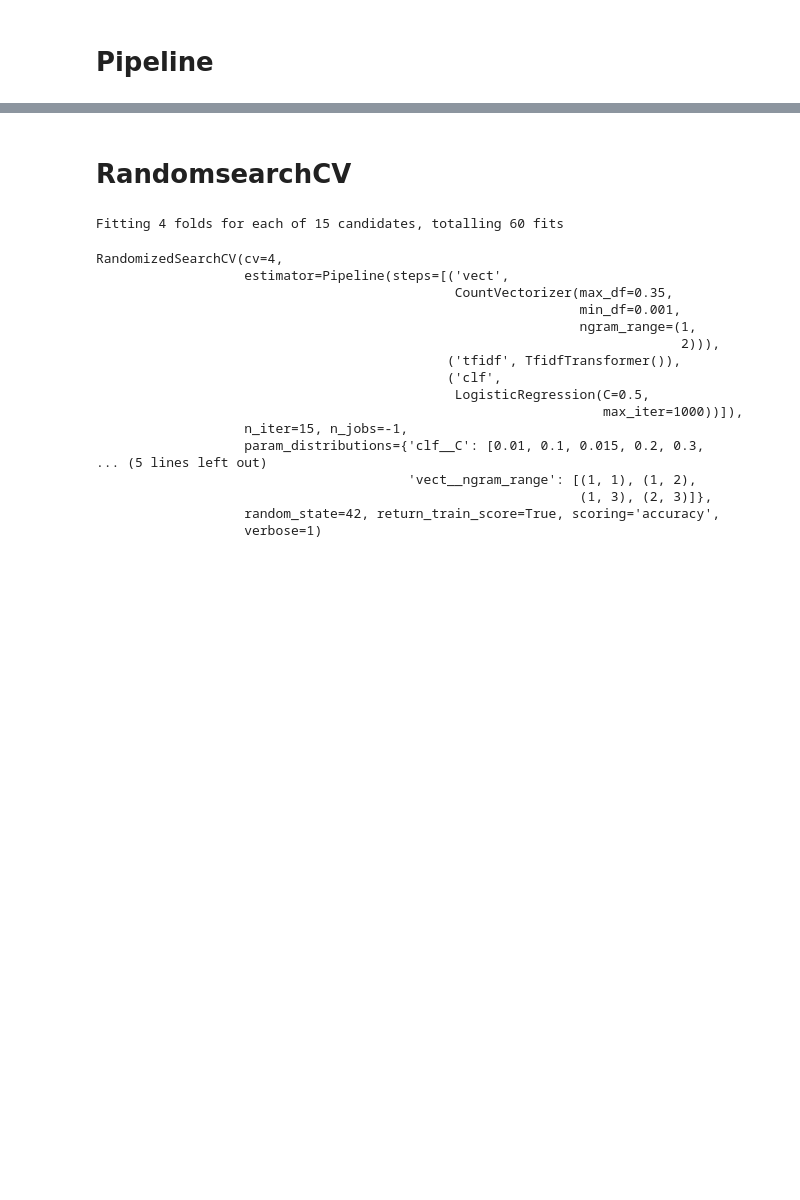
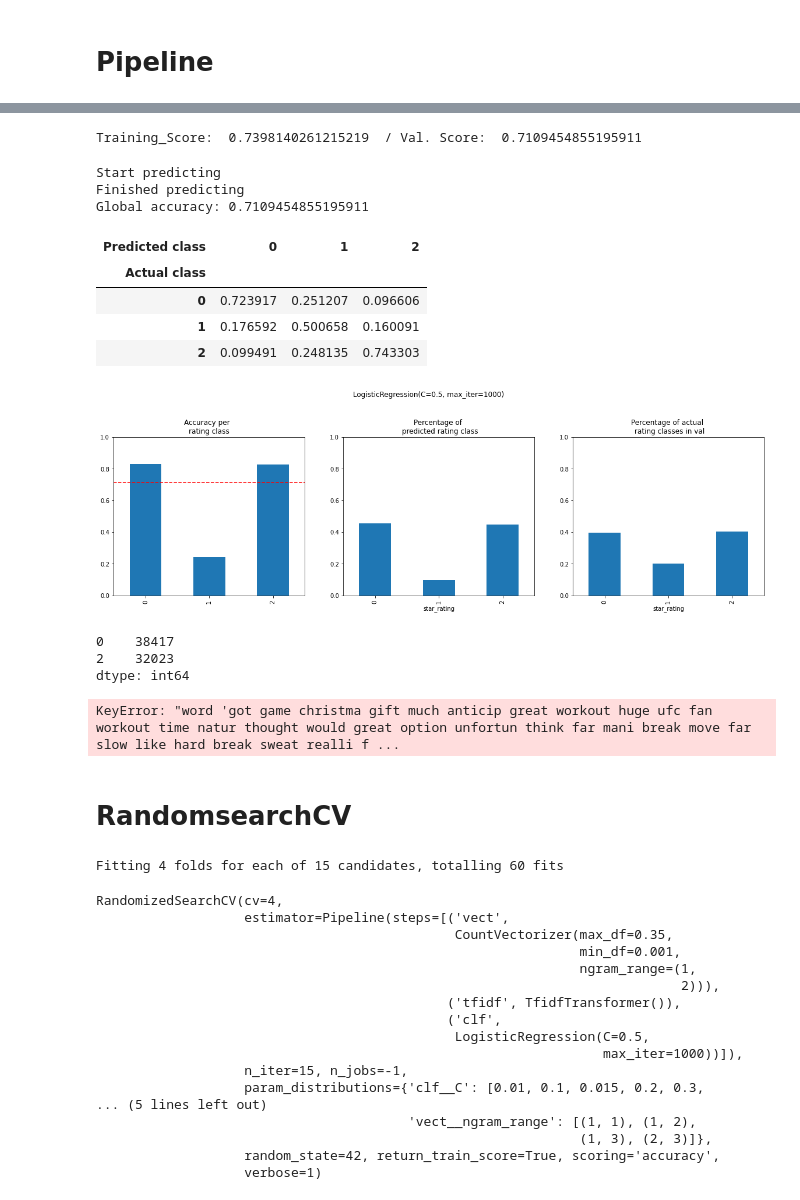
Before and after one commit to LLGH1/dsproject_supply_chain, a Jupyter notebook: model_pipeline_V2.ipynb, the cells around one changed output, grey strips where cells are left out. Cells and saved outputs as stored; diff of their text form; code cells hidden in the pictures; blank space fills up the shorter version.

```diff
--- a/model_pipeline_V2.ipynb
+++ b/model_pipeline_V2.ipynb
@@ -143,0 +207,5 @@ Global accuracy: 0.5093128904031801
+# %%
+def recode_labels(in_array):
+        rec = [0 if x in [1,2] else (1 if x ==3 else 2) for x in in_array]
+        return(np.array(rec))
+y_train_rec = recode_labels(y_train)
@@ -143,0 +233,48 @@ Global accuracy: 0.5093128904031801
+# %%
+# recode labels
+def recode_labels(in_array):
+        rec = [0 if x in [1,2] else (1 if x ==3 else 2) for x in in_array]
+        return(np.array(rec))
+
+
+lr_params = dict(C=0.5, max_iter=1000)
+vectorizer_params = dict(ngram_range=(1, 3), min_df=0.001, max_df=0.35)#, max_features=10000) # 0.001 performs good and reduces runtime
+tfidf_params = dict(norm='l2')
+#varth_params = dict(threshold=0.00005/100)
+#percth_params = dict(score_func= selpc_fun, percentile = 95)
+# Supervised Pipeline
+
+
+
+lr_steps = [ ("vect", CountVectorizer(**vectorizer_params)),
+        ("tfidf", TfidfTransformer(**tfidf_params)),
+        #("percth", SelectPercentile(**percth_params)),
+        #("varth", VarianceThreshold(**varth_params)),
+        ("clf", LogisticRegression(**lr_params))]
+
+pipeline = Pipeline(lr_steps)
+
+pipeline.fit(X_train, recode_labels(y_train))
+print("Training_Score: ", pipeline.score(X_train, recode_labels(y_train)), " / Val. Score: ", pipeline.score(X_val, recode_labels(y_val)))
+# %% [output]
+Training_Score:  0.7398140261215219  / Val. Score:  0.7109454855195911
+# %%
+assess_on_val(pipeline, X_val, recode_labels(y_val));
+confusion_matrix = pd.crosstab(recode_labels(y_val), pipeline.predict(X_val), rownames=['Actual class'], colnames=['Predicted class'], normalize=1)
+confusion_matrix
+# %% [output]
+Start predicting
+Finished predicting
+Global accuracy: 0.7109454855195911
+| Predicted class | 0 | 1 | 2 |
+| Actual class |  |  |  |
+| 0 | 0.723917 | 0.251207 | 0.096606 |
+| 1 | 0.176592 | 0.500658 | 0.160091 |
+| 2 | 0.099491 | 0.248135 | 0.743303 |
+[figure, added]
+# %%
+pd.DataFrame(recode_labels(pipeline.predict(X_val))).value_counts()
+# %% [output]
+0    38417
+2    32023
+dtype: int64
@@ -144,3 +286,25 @@ Global accuracy: 0.5093128904031801
+# %%
+lr_params = dict(C=0.5, max_iter=1000)
+vectorizer_params = dict(ngram_range=(1, 3), min_df=0.001, max_df=0.35)#, max_features=10000) # 0.001 performs good and reduces runtime
+tfidf_params = dict(norm='l2')
+word2vec_params = dict(min_count=1, window = 5)
+#varth_params = dict(threshold=0.00005/100)
+#percth_params = dict(score_func= selpc_fun, percentile = 95)
+# Supervised Pipeline
+
+
+
+lrw2v_steps = [ ("vect", W2VTransformer(**word2vec_params)),
+        #("tfidf", TfidfTransformer(**tfidf_params)),
+        #("percth", SelectPercentile(**percth_params)),
+        #("varth", VarianceThreshold(**varth_params)),
+        ("clf", LogisticRegression(**lr_params))]
+
+pipeline = Pipeline(lrw2v_steps)
+
+pipeline.fit(X_train, y_train)
+# %% [output]
+KeyError: "word 'got game christma gift much anticip great workout huge ufc fan workout time natur thought would great option unfortun think far mani break move far slow like hard break sweat realli f ...
 # %% [markdown]
 # RandomsearchCV
 # %%
```
Also changed, not shown: parts of 20 cells of this notebook, 2 other files.
